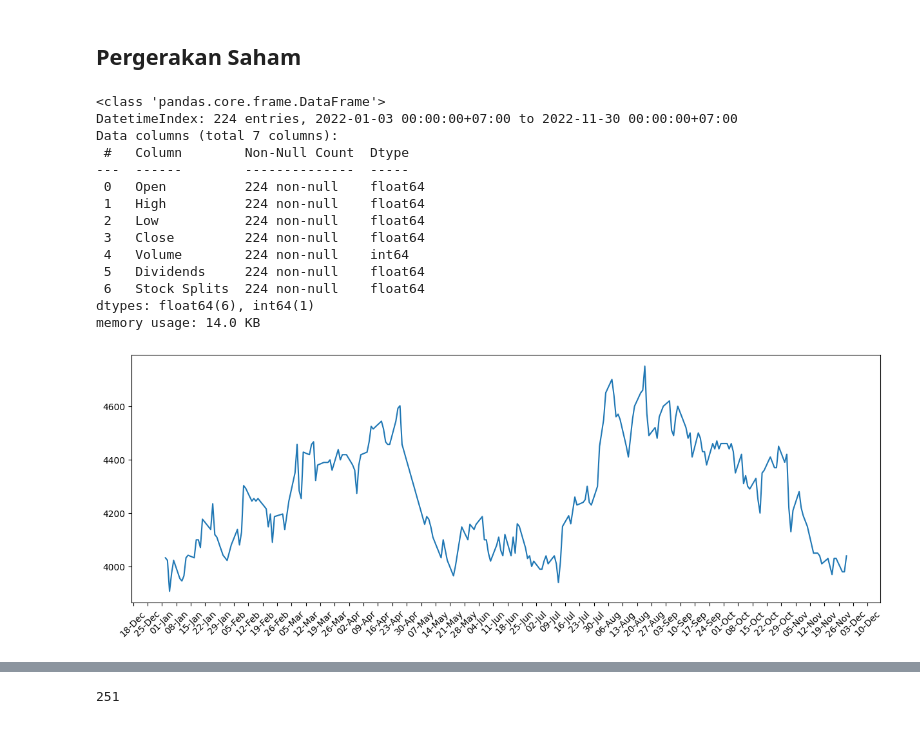
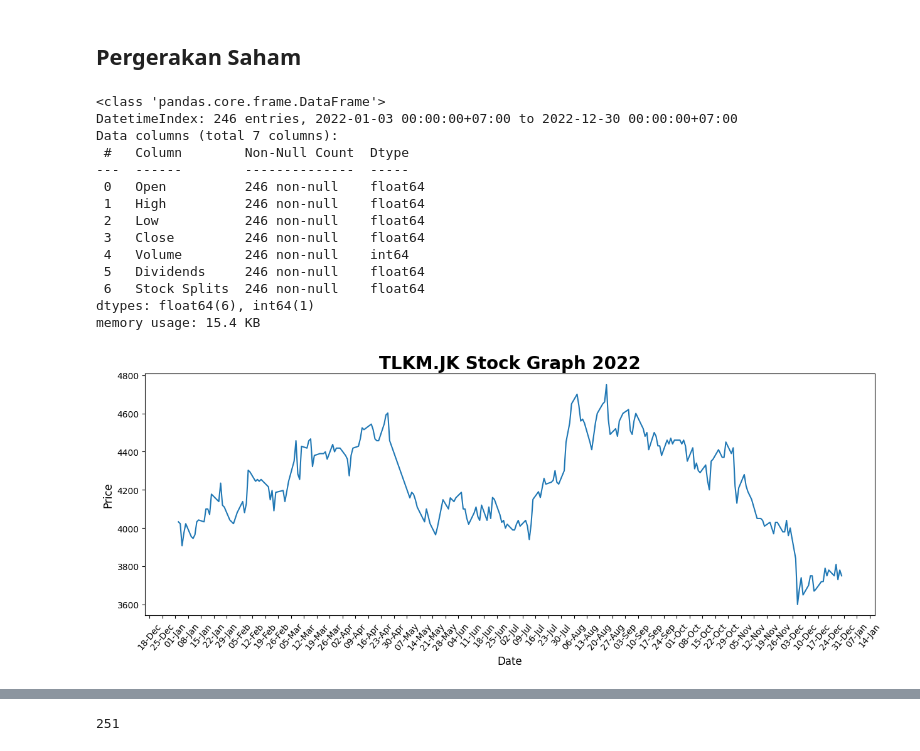
Before and after one commit to inaafina/TLKM.JK_StockSimulation, a Jupyter notebook: Tugas_Besar_PemSis_(binomial_model).ipynb, the cells around one changed output, grey strips where cells are left out. Drawn from its saved outputs; the diff is of its cells as text; code cells hidden in the pictures.

```diff
--- a/Tugas_Besar_PemSis_(binomial_model).ipynb
+++ b/Tugas_Besar_PemSis_(binomial_model).ipynb
@@ -32,33 +32,37 @@ from pandas_datareader import data as pdr
 ytlkm = yf.Ticker("TLKM.JK")
 
 # get historical market data
-hist = ytlkm.history(start="2022-01-01", end="2022-12-01")
+hist = ytlkm.history(start="2022-01-01", end="2022-12-31")
 hist.info()
 # %% [output]
 <class 'pandas.core.frame.DataFrame'>
-DatetimeIndex: 224 entries, 2022-01-03 00:00:00+07:00 to 2022-11-30 00:00:00+07:00
+DatetimeIndex: 246 entries, 2022-01-03 00:00:00+07:00 to 2022-12-30 00:00:00+07:00
 Data columns (total 7 columns):
  #   Column        Non-Null Count  Dtype
 ---  ------        --------------  -----
- 0   Open          224 non-null    float64
- 1   High          224 non-null    float64
- 2   Low           224 non-null    float64
- 3   Close         224 non-null    float64
- 4   Volume        224 non-null    int64
- 5   Dividends     224 non-null    float64
- 6   Stock Splits  224 non-null    float64
+ 0   Open          246 non-null    float64
+ 1   High          246 non-null    float64
+ 2   Low           246 non-null    float64
+ 3   Close         246 non-null    float64
+ 4   Volume        246 non-null    int64
+ 5   Dividends     246 non-null    float64
+ 6   Stock Splits  246 non-null    float64
 dtypes: float64(6), int64(1)
-memory usage: 14.0 KB
+memory usage: 15.4 KB
 # %%
-#showing the data per day
+#showing the data per day in  7 days interval
 fig,ax = plt.subplots(1, figsize=(15,5))
 ax.plot(hist['Close'])
 
 ax.xaxis.set_major_locator(mdates.DayLocator(interval=7))  # Set tick locator for 7 days
 ax.xaxis.set_major_formatter(mdates.DateFormatter('%d-%b'))  # Set date format
 
-plt.xticks(rotation=45)
+ax.set_title("TLKM.JK Stock Graph 2022", fontsize=20, fontweight='bold')
+ax.set_ylabel("Price", fontsize=12)
+ax.set_xlabel("Date", fontsize=12)
+
+plt.xticks(rotation=50)
 
 plt.show()
 # %% [output]
-[figure, old version]
+[figure, new version]
```
Also changed, not shown: parts of 4 cells of this notebook.
